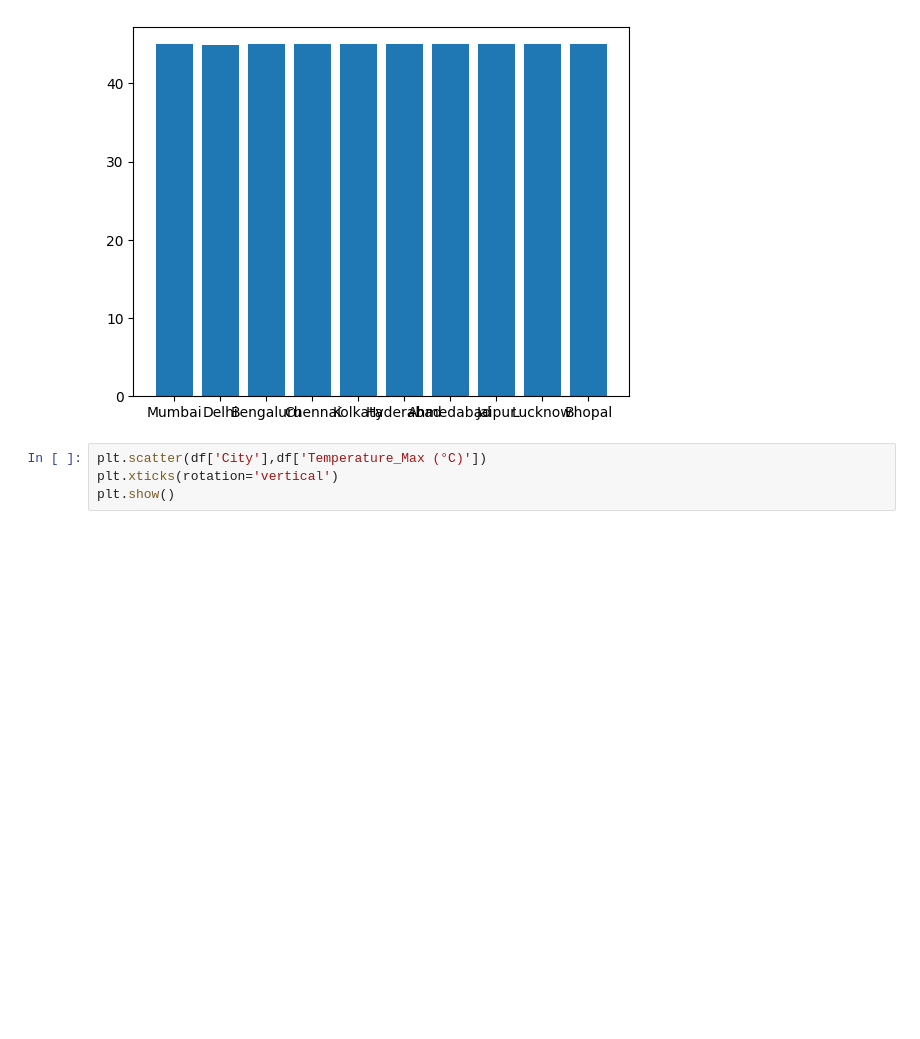
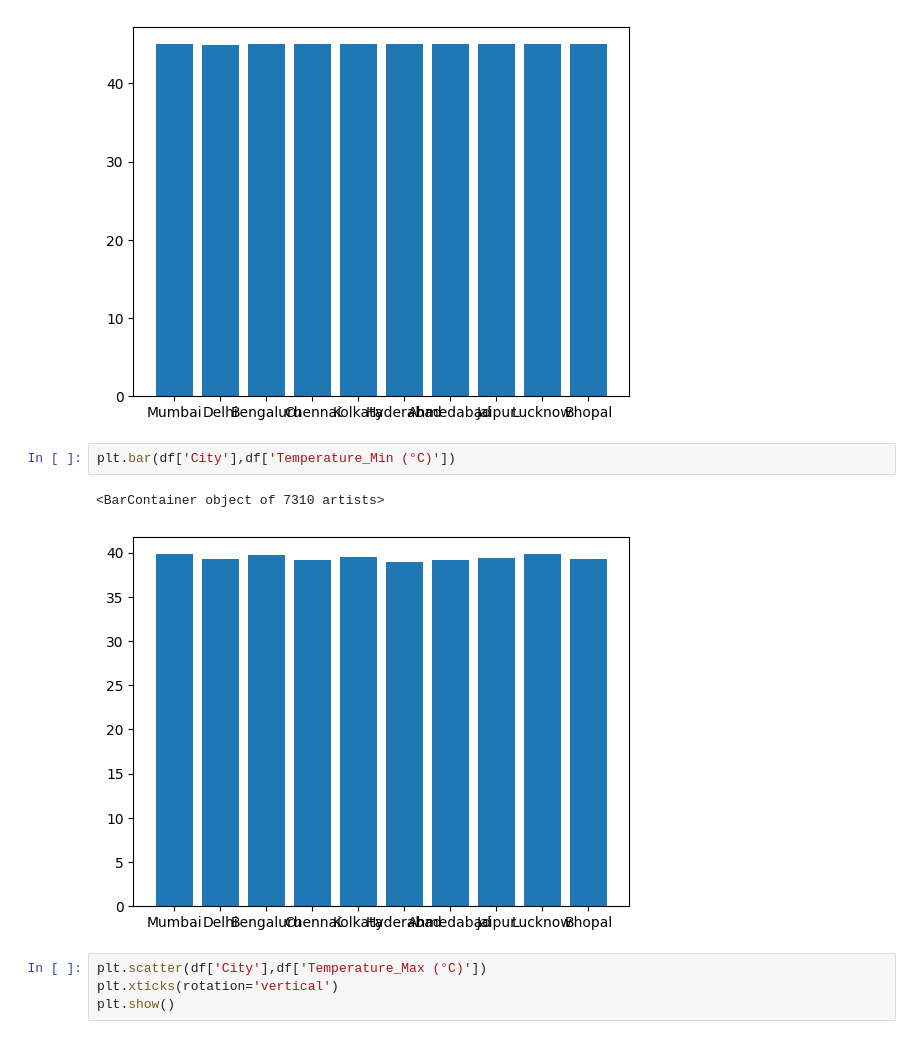
Before and after one commit to Hafizmuhammedk/data-science-essentials, a Jupyter notebook: practice/climate_dataset.ipynb, the cells around one changed output. Saved outputs shown, nothing was run; the diff lists cells and outputs as text; blank space fills up the shorter version.

```diff
--- a/practice/climate_dataset.ipynb
+++ b/practice/climate_dataset.ipynb
@@ -20,6 +20,11 @@ plt.bar(df['City'],df['Temperature_Max (°C)'])
 # %% [output]
 <BarContainer object of 7310 artists>
 [figure]
+# %%
+plt.bar(df['City'],df['Temperature_Min (°C)'])
+# %% [output]
+<BarContainer object of 7310 artists>
+[figure, added]
 # %%
 plt.scatter(df['City'],df['Temperature_Max (°C)'])
 plt.xticks(rotation='vertical')
```
Also changed, not shown: parts of 8 cells of this notebook.
